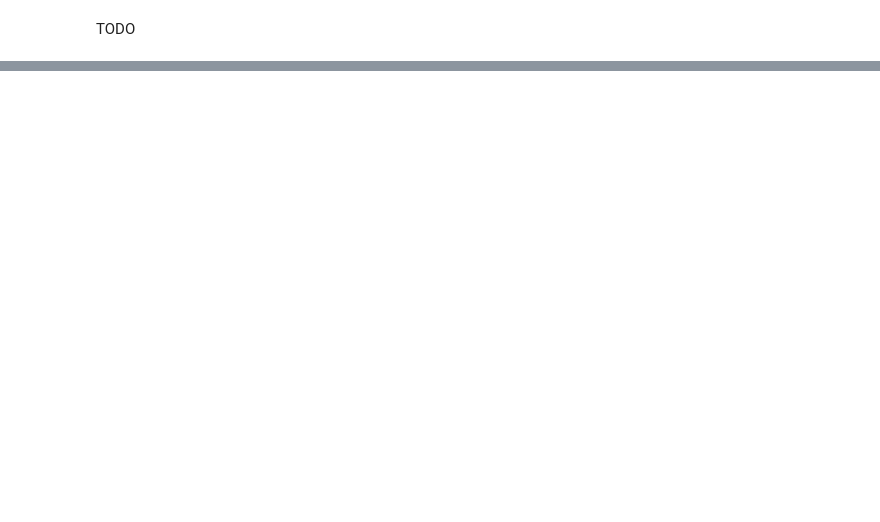
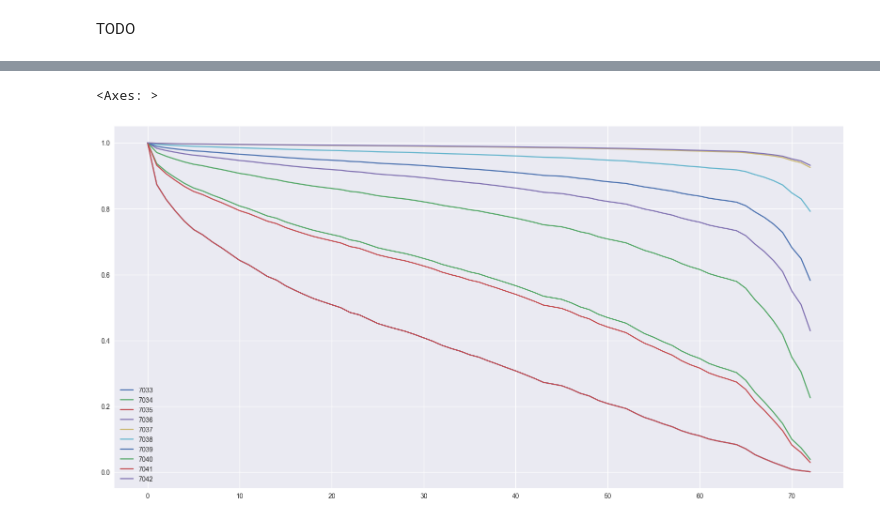
Before and after one commit to tng-konrad/time-series-with-Konrad, a Jupyter notebook: m05-survival-analysis.ipynb, the cells around one changed output, grey strips where cells are left out. Drawn from its saved outputs; the diff is of its cells as text; code cells hidden in the pictures; blank space fills up the shorter version.

```diff
--- a/m05-survival-analysis.ipynb
+++ b/m05-survival-analysis.ipynb
@@ -105,0 +228,5 @@ plt.title('Cumulative hazard function')
+# %%
+cph.predict_survival_function(df_test).plot()
+# %% [output]
+<Axes: >
+[figure, added]
```
Also changed, not shown: parts of 32 cells of this notebook, 1 other file.
